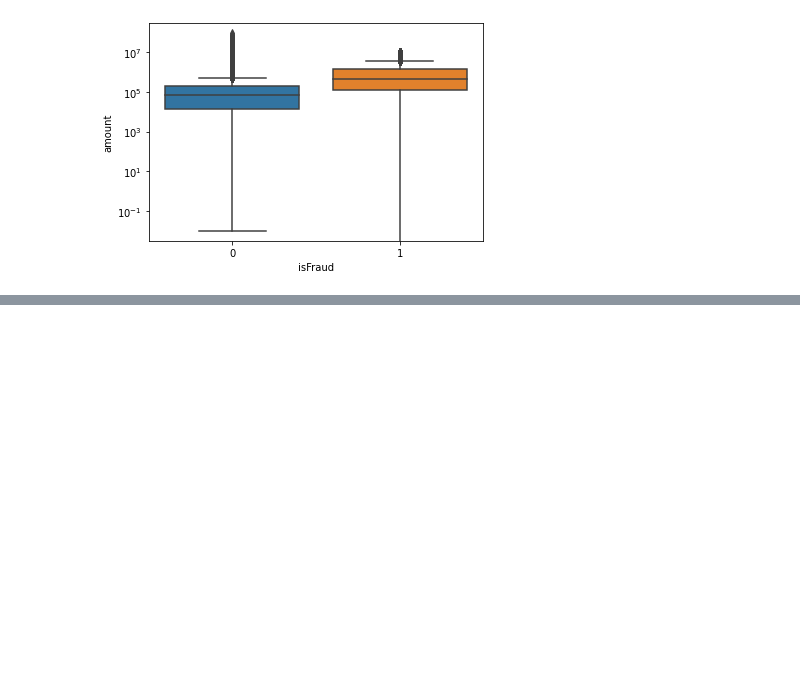
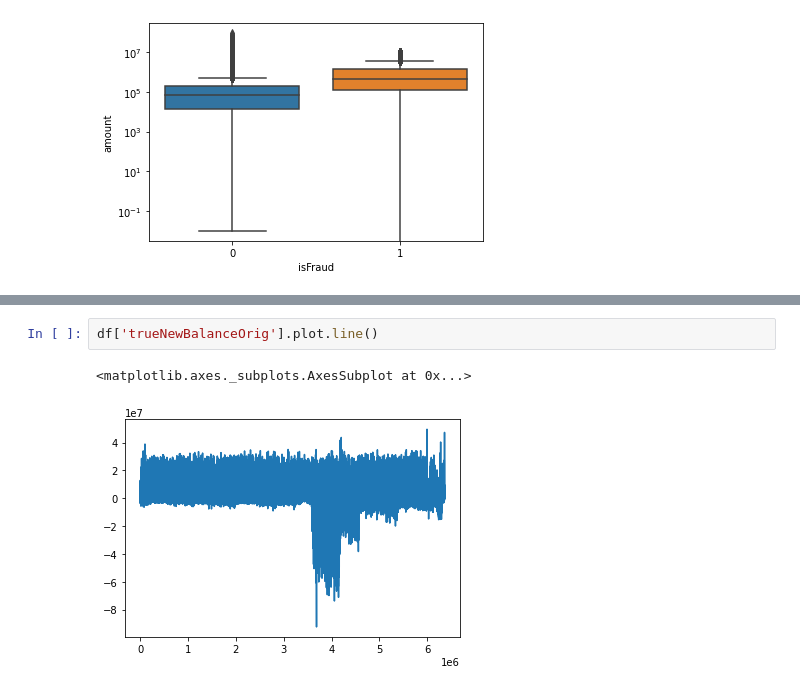
Before and after one commit to hrisav/fraud-detection-paysim, a Jupyter notebook: Paysim_Hrisav.ipynb, the cells around one changed output, grey strips where cells are left out. Drawn from its saved outputs; the diff is of its cells as text; blank space fills up the shorter version.

```diff
--- a/Paysim_Hrisav.ipynb
+++ b/Paysim_Hrisav.ipynb
@@ -332,0 +359,5 @@ True represents here is some mismatch among the newbalanceOrig and trueNewBalanc
+# %%
+df['trueNewBalanceOrig'].plot.line()
+# %% [output]
+<matplotlib.axes._subplots.AxesSubplot at 0x...>
+[figure, added]
```
Also changed, not shown: parts of 45 cells of this notebook.
